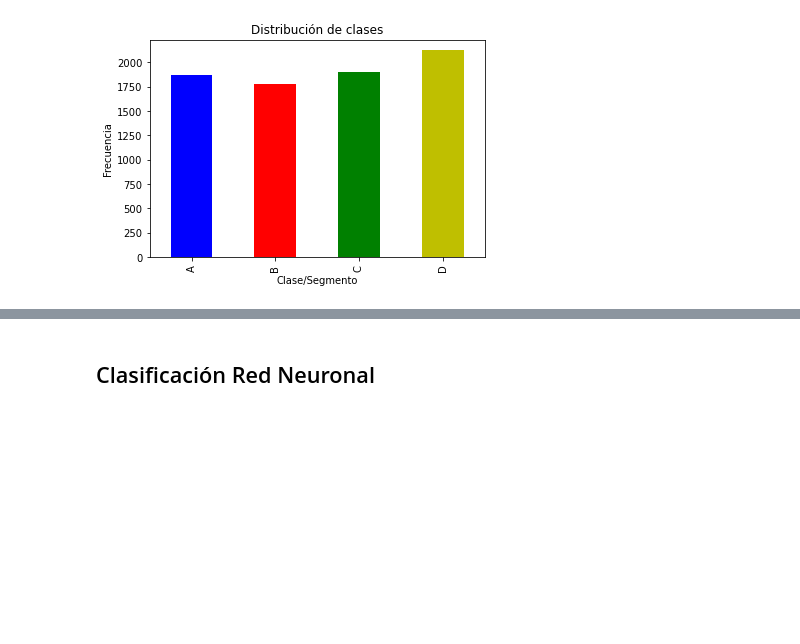
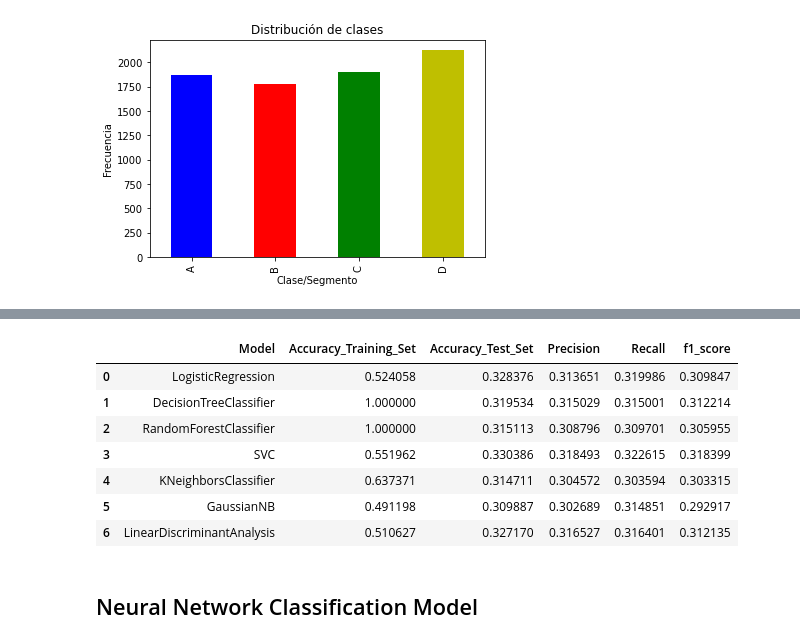
Before and after one commit to dataismyname/data_science_python_projects, a Jupyter notebook: Classification.ipynb, the cells around one changed output, grey strips where cells are left out. Cells and saved outputs as stored; diff of their text form; code cells hidden in the pictures; blank space fills up the shorter version.

Commit message:
Added classification models
Comparison models and comments

```diff
--- a/Classification.ipynb
+++ b/Classification.ipynb
@@ -214,0 +195,29 @@ Matriz de confusión entrada de prueba
+# %%
+#Machine Learning Classifier Training and Validating
+df_perf_metrics = pd.DataFrame(columns=[
+    'Model', 'Accuracy_Training_Set', 'Accuracy_Test_Set', 'Precision',
+    'Recall', 'f1_score'])
+models_trained_list = []
+
+
+def get_perf_metrics(model, i):
+    # model name
+    model_name = type(model).__name__
+    print("Training {} model...".format(model_name))
+    # Fitting of model
+    model.fit(Xc_train_esc, yc_train)
+    print("Completed {} model training.".format(model_name))
+    # Predictions
+    y_pred = model.predict(Xc_test_esc)
+    # Add to ith row of dataframe - metrics
+
+    df_perf_metrics.loc[i] = [
+        model_name,
+        model.score(Xc_train_esc, yc_train),
+        model.score(Xc_test_esc, yc_test),
+        precision_score(yc_test, y_pred, average = 'macro'),
+        recall_score(yc_test, y_pred, average = 'macro'),
+        f1_score(yc_test, y_pred, average = 'macro')
+    ]
+
+    print("Completed {} model's performance assessment.".format(model_name))
@@ -215,3 +254,15 @@ Matriz de confusión entrada de prueba
+# %%
+#Comparative classification models dataframe
+df_perf_metrics
+# %% [output]
+|  | Model | Accuracy_Training_Set | Accuracy_Test_Set | Precision | Recall | f1_score |
+| 0 | LogisticRegression | 0.524058 | 0.328376 | 0.313651 | 0.319986 | 0.309847 |
+| 1 | DecisionTreeClassifier | 1.000000 | 0.319534 | 0.315029 | 0.315001 | 0.312214 |
+| 2 | RandomForestClassifier | 1.000000 | 0.315113 | 0.308796 | 0.309701 | 0.305955 |
+| 3 | SVC | 0.551962 | 0.330386 | 0.318493 | 0.322615 | 0.318399 |
+| 4 | KNeighborsClassifier | 0.637371 | 0.314711 | 0.304572 | 0.303594 | 0.303315 |
+| 5 | GaussianNB | 0.491198 | 0.309887 | 0.302689 | 0.314851 | 0.292917 |
+| 6 | LinearDiscriminantAnalysis | 0.510627 | 0.327170 | 0.316527 | 0.316401 | 0.312135 |
 # %% [markdown]
-## Clasificación Red Neuronal
+## Neural Network Classification Model
 # %%
```
Also changed, not shown: parts of 44 cells of this notebook.
